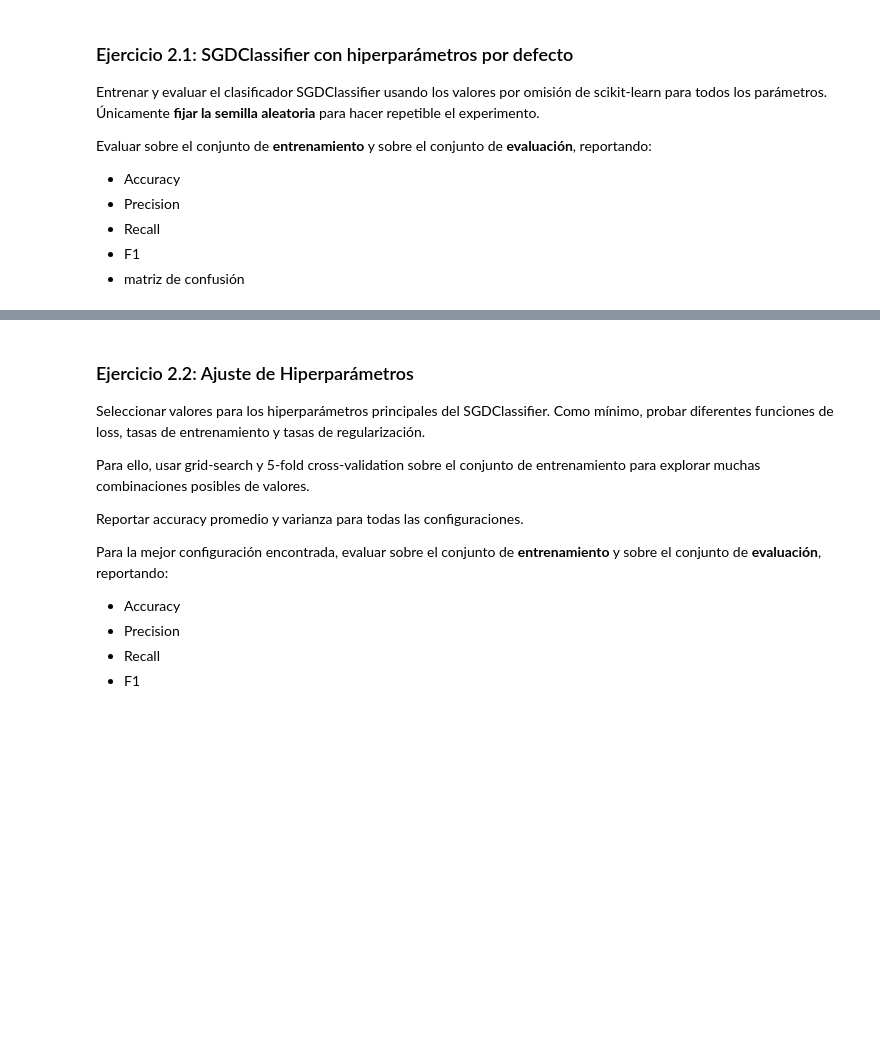
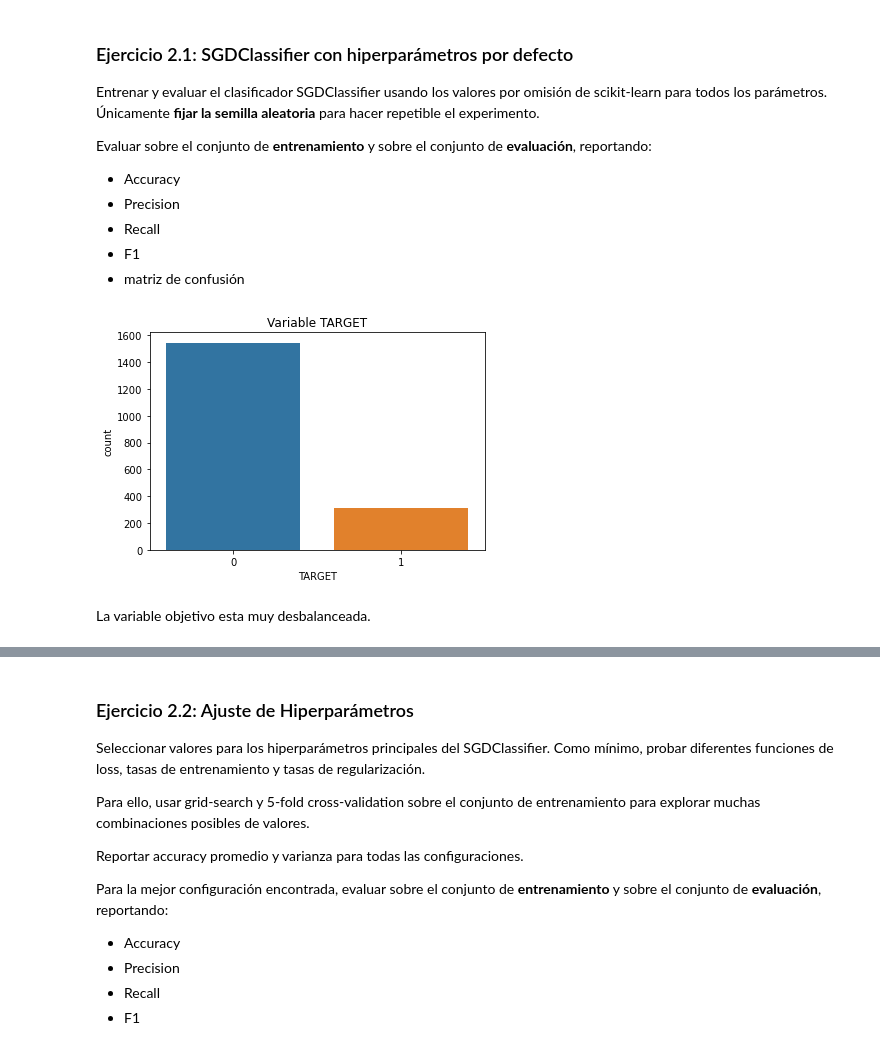
Before and after one commit to estebanarr/intro_aprendizaje_automatico, a Jupyter notebook: Notebooks/Laboratorio 2.ipynb, the cells around one changed output, grey strips where cells are left out. Cells and saved outputs as stored; diff of their text form; code cells hidden in the pictures; blank space fills up the shorter version.

```diff
--- a/Notebooks/Laboratorio 2.ipynb
+++ b/Notebooks/Laboratorio 2.ipynb
@@ -97,3 +102,11 @@ Evaluar sobre el conjunto de **entrenamiento** y sobre el conjunto de **evaluaci
 - Recall
 - F1
 - matriz de confusión
+# %%
+sns.countplot(dataset.TARGET)
+plt.title("Variable TARGET")
+plt.show()
+# %% [output]
+[figure, added]
+# %% [markdown]
+La variable objetivo esta muy desbalanceada.
```
Also changed, not shown: parts of 6 cells of this notebook.
